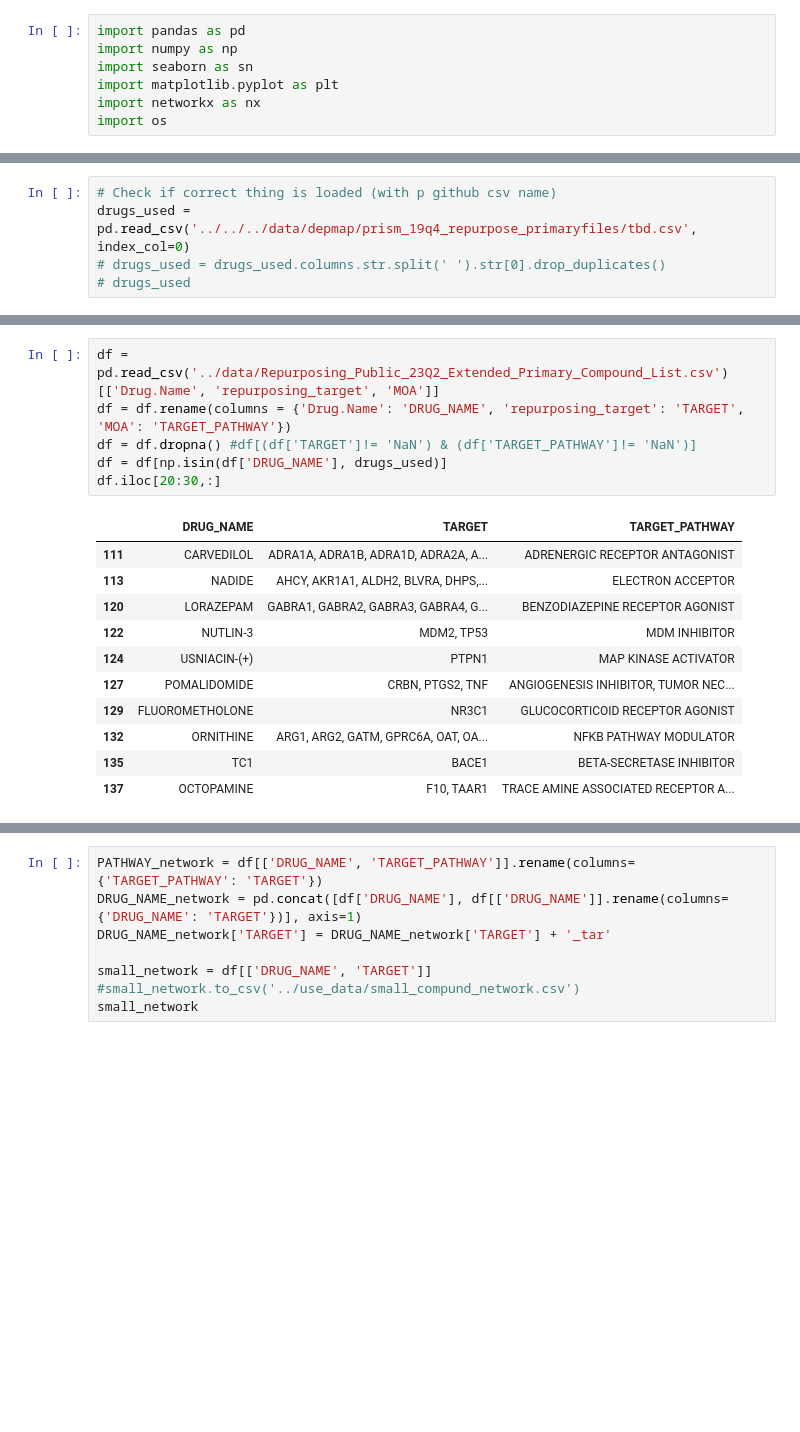
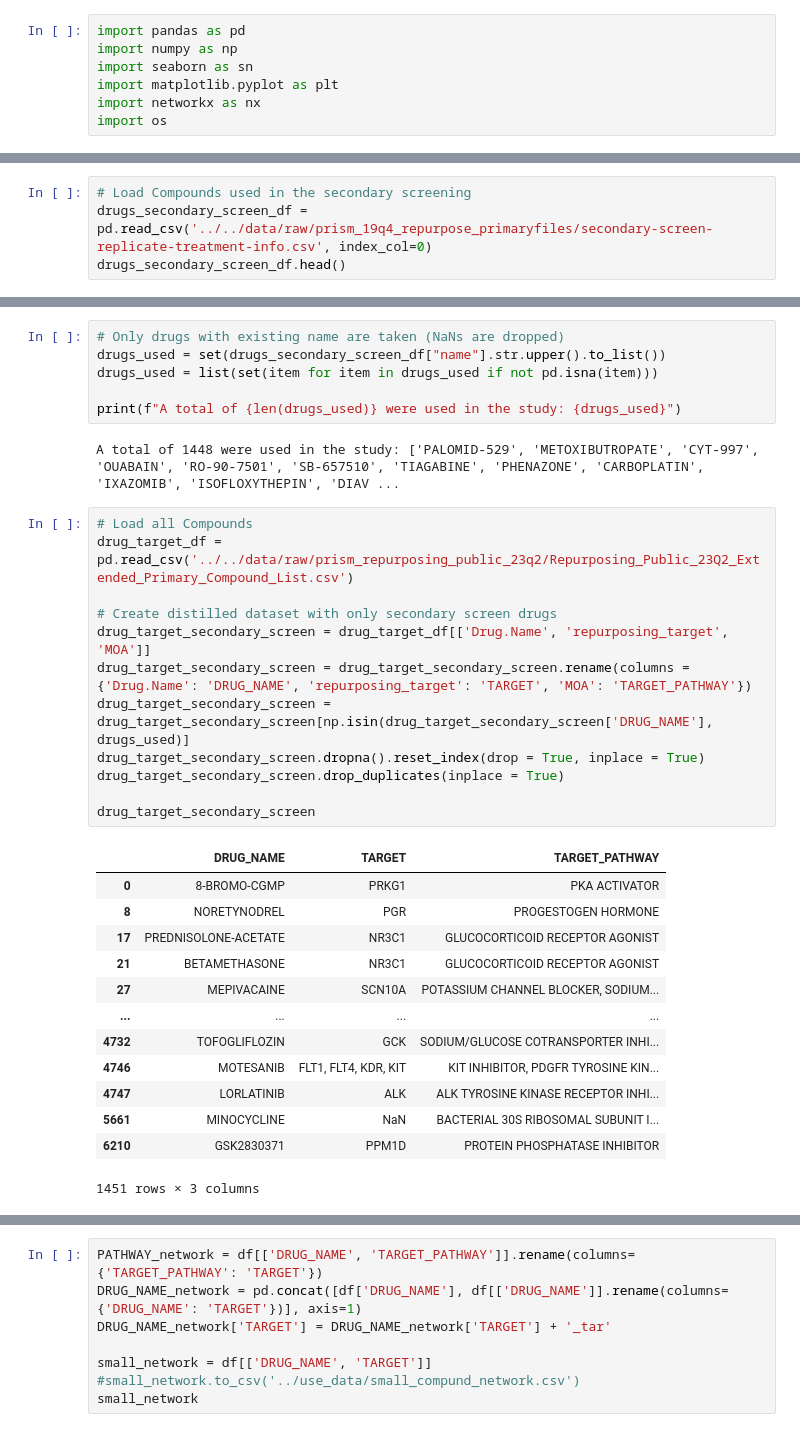
Before and after one commit to PhGK/NeurixAI, a Jupyter notebook: notebooks/preprocessing/Build_compund_embeddings.ipynb, the cells around one changed output, grey strips where cells are left out. Saved outputs shown, nothing was run; the diff lists cells and outputs as text; blank space fills up the shorter version.

Commit message:
added compound embedding code and processing

```diff
--- a/notebooks/preprocessing/Build_compund_embeddings.ipynb
+++ b/notebooks/preprocessing/Build_compund_embeddings.ipynb
@@ -8,6 +23,5 @@ import os
 # %%
-# Check if correct thing is loaded (with p github csv name)
-drugs_used = pd.read_csv('../../../data/depmap/prism_19q4_repurpose_primaryfiles/tbd.csv', index_col=0)
-# drugs_used = drugs_used.columns.str.split(' ').str[0].drop_duplicates()
-# drugs_used
+# Load Compounds used in the secondary screening
+drugs_secondary_screen_df = pd.read_csv('../../data/raw/prism_19q4_repurpose_primaryfiles/secondary-screen-replicate-treatment-info.csv', index_col=0)
+drugs_secondary_screen_df.head()
 # %% [output]
@@ -44,19 +35,35 @@ drugs_used
+# %%
+# Only drugs with existing name are taken (NaNs are dropped)
+drugs_used = set(drugs_secondary_screen_df["name"].str.upper().to_list())
+drugs_used = list(set(item for item in drugs_used if not pd.isna(item)))
+
+print(f"A total of {len(drugs_used)} were used in the study: {drugs_used}")
+# %% [output]
+A total of 1448 were used in the study: ['PALOMID-529', 'METOXIBUTROPATE', 'CYT-997', 'OUABAIN', 'RO-90-7501', 'SB-657510', 'TIAGABINE', 'PHENAZONE', 'CARBOPLATIN', 'IXAZOMIB', 'ISOFLOXYTHEPIN', 'DIAV ...
 # %%
-df = pd.read_csv('../data/Repurposing_Public_23Q2_Extended_Primary_Compound_List.csv')[['Drug.Name', 'repurposing_target', 'MOA']]
-df = df.rename(columns = {'Drug.Name': 'DRUG_NAME', 'repurposing_target': 'TARGET', 'MOA': 'TARGET_PATHWAY'})
-df = df.dropna() #df[(df['TARGET']!= 'NaN') & (df['TARGET_PATHWAY']!= 'NaN')]
-df = df[np.isin(df['DRUG_NAME'], drugs_used)]
-df.iloc[20:30,:]
+# Load all Compounds
+drug_target_df = pd.read_csv('../../data/raw/prism_repurposing_public_23q2/Repurposing_Public_23Q2_Extended_Primary_Compound_List.csv')
+
+# Create distilled dataset with only secondary screen drugs
+drug_target_secondary_screen = drug_target_df[['Drug.Name', 'repurposing_target', 'MOA']]
+drug_target_secondary_screen = drug_target_secondary_screen.rename(columns = {'Drug.Name': 'DRUG_NAME', 'repurposing_target': 'TARGET', 'MOA': 'TARGET_PATHWAY'})
+drug_target_secondary_screen = drug_target_secondary_screen[np.isin(drug_target_secondary_screen['DRUG_NAME'], drugs_used)]
+drug_target_secondary_screen.dropna().reset_index(drop = True, inplace = True)
+drug_target_secondary_screen.drop_duplicates(inplace = True)
+
+drug_target_secondary_screen
 # %% [output]
 |  | DRUG_NAME | TARGET | TARGET_PATHWAY |
-| 111 | CARVEDILOL | ADRA1A, ADRA1B, ADRA1D, ADRA2A, A... | ADRENERGIC RECEPTOR ANTAGONIST |
-| 113 | NADIDE | AHCY, AKR1A1, ALDH2, BLVRA, DHPS,... | ELECTRON ACCEPTOR |
-| 120 | LORAZEPAM | GABRA1, GABRA2, GABRA3, GABRA4, G... | BENZODIAZEPINE RECEPTOR AGONIST |
-| 122 | NUTLIN-3 | MDM2, TP53 | MDM INHIBITOR |
-| 124 | USNIACIN-(+) | PTPN1 | MAP KINASE ACTIVATOR |
-| 127 | POMALIDOMIDE | CRBN, PTGS2, TNF | ANGIOGENESIS INHIBITOR, TUMOR NEC... |
-| 129 | FLUOROMETHOLONE | NR3C1 | GLUCOCORTICOID RECEPTOR AGONIST |
-| 132 | ORNITHINE | ARG1, ARG2, GATM, GPRC6A, OAT, OA... | NFKB PATHWAY MODULATOR |
-| 135 | TC1 | BACE1 | BETA-SECRETASE INHIBITOR |
-| 137 | OCTOPAMINE | F10, TAAR1 | TRACE AMINE ASSOCIATED RECEPTOR A... |
+| 0 | 8-BROMO-CGMP | PRKG1 | PKA ACTIVATOR |
+| 8 | NORETYNODREL | PGR | PROGESTOGEN HORMONE |
+| 17 | PREDNISOLONE-ACETATE | NR3C1 | GLUCOCORTICOID RECEPTOR AGONIST |
+| 21 | BETAMETHASONE | NR3C1 | GLUCOCORTICOID RECEPTOR AGONIST |
+| 27 | MEPIVACAINE | SCN10A | POTASSIUM CHANNEL BLOCKER, SODIUM... |
+| ... | ... | ... | ... |
+| 4732 | TOFOGLIFLOZIN | GCK | SODIUM/GLUCOSE COTRANSPORTER INHI... |
+| 4746 | MOTESANIB | FLT1, FLT4, KDR, KIT | KIT INHIBITOR, PDGFR TYROSINE KIN... |
+| 4747 | LORLATINIB | ALK | ALK TYROSINE KINASE RECEPTOR INHI... |
+| 5661 | MINOCYCLINE | NaN | BACTERIAL 30S RIBOSOMAL SUBUNIT I... |
+| 6210 | GSK2830371 | PPM1D | PROTEIN PHOSPHATASE INHIBITOR |
+1451 rows × 3 columns
 # %%
```
Also changed, not shown: parts of 8 cells of this notebook.
